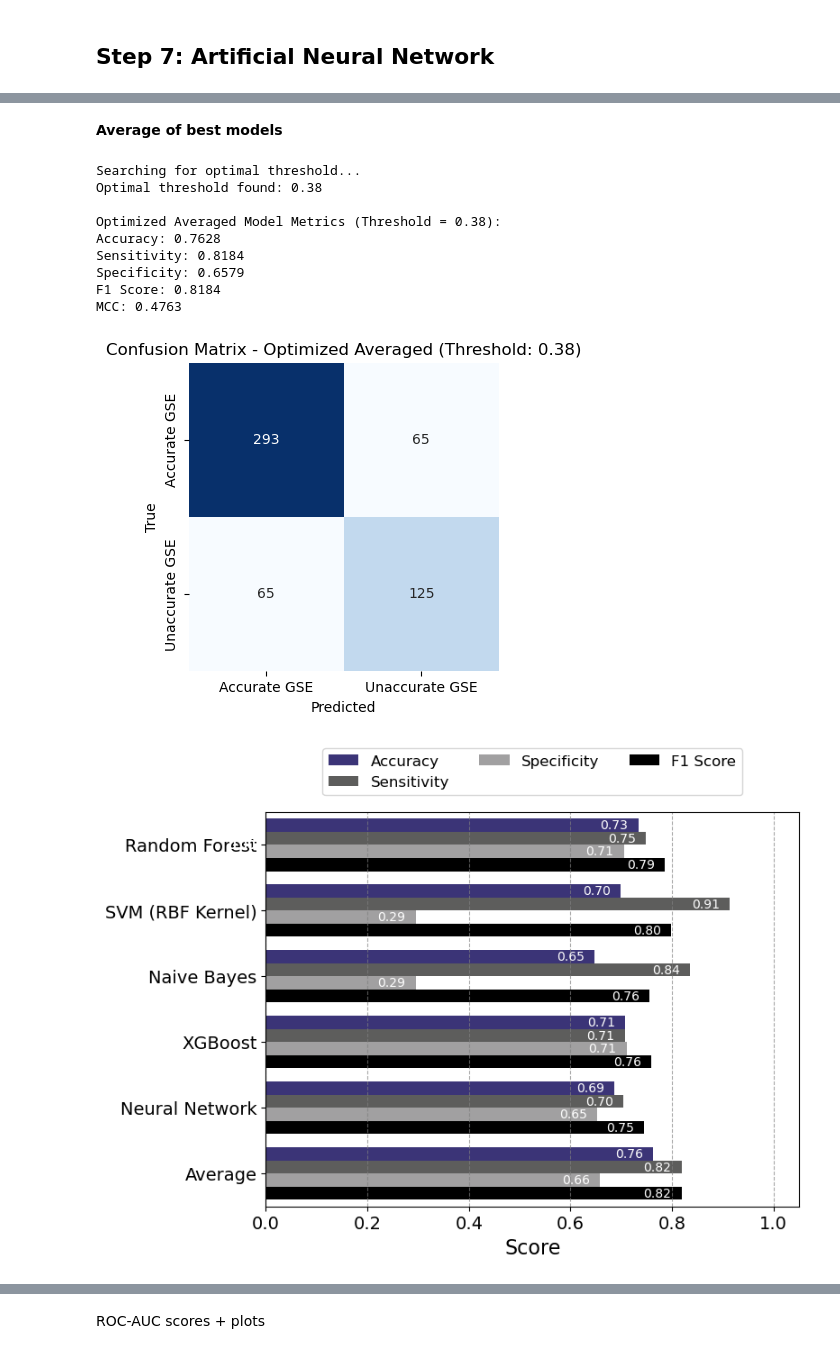
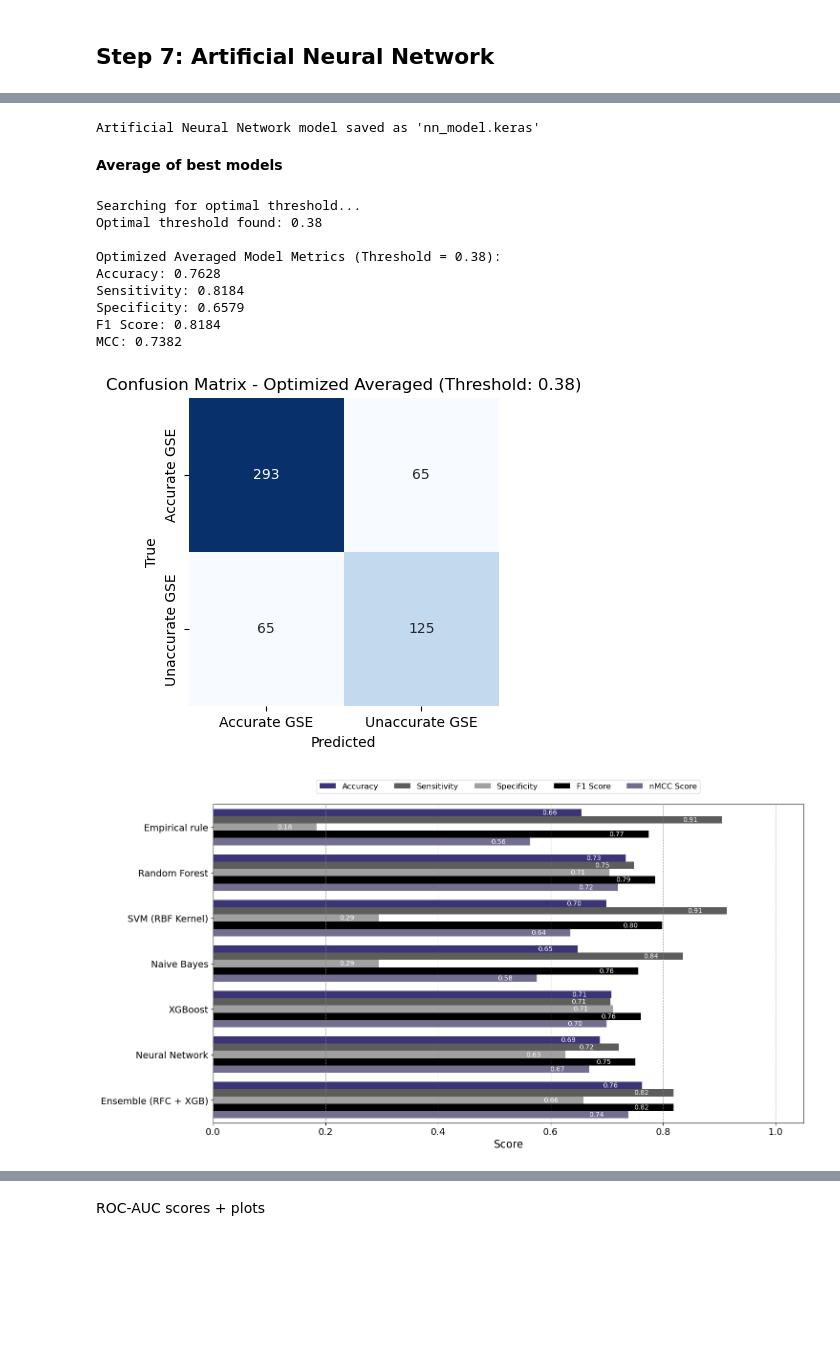
Before and after one commit to cbio3lab/GSESolver, a Jupyter notebook: SCRIPTS/ML_test/logS_ML_test.ipynb, the cells around one changed output, grey strips where cells are left out. Saved outputs shown, nothing was run; the diff lists cells and outputs as text; code cells hidden in the pictures; blank space fills up the shorter version.

```diff
--- a/SCRIPTS/ML_test/logS_ML_test.ipynb
+++ b/SCRIPTS/ML_test/logS_ML_test.ipynb
@@ -351,7 +422,6 @@ print(f"Best threshold (Youden): {best_threshold_youden:.3f}")
 
 y_pred_xgb_proba = xgb_optimized.predict_proba(X_test)[:, -1]
 y_pred_xgb = (y_pred_xgb_proba >= best_threshold_youden).astype(int)
-print(f'Optimized decision threshold: {best_threshold_youden}')
 
 # Calculate the confusion matrix
 cm_xgb = confusion_matrix(y_test, y_pred_xgb)
@@ -363,7 +433,7 @@ accuracy_xgb = (tp_xgb + tn_xgb) / (tp_xgb + tn_xgb + fp_xgb + fn_xgb)
 sensitivity_xgb = tp_xgb / (tp_xgb + fn_xgb)
 specificity_xgb = tn_xgb / (tn_xgb + fp_xgb)
 f1_score_xgb = (2*tp_xgb) / (2*tp_xgb+fp_xgb+fn_xgb)
-mcc_xgb = (tp_xgb*tn_xgb-fp_xgb*fn_xgb) / ((tp_xgb+fp_xgb)*(tp_xgb+fn_xgb)*(tn_xgb+fp_xgb)*(tn_xgb+fn_xgb))**0.5
+mcc_xgb = ((tp_xgb*tn_xgb-fp_xgb*fn_xgb) / ((tp_xgb+fp_xgb)*(tp_xgb+fn_xgb)*(tn_xgb+fp_xgb)*(tn_xgb+fn_xgb))**0.5+1)/2
 
 # Print the results
 print(f'Optimized XGBoost Model Accuracy: {accuracy_xgb:.4f}')
@@ -467,7 +536,7 @@ accuracy_nb = (tp_nb + tn_nb) / (tp_nb + tn_nb + fp_nb + fn_nb)
 sensitivity_nb = tp_nb / (tp_nb + fn_nb)
 specificity_nb = tn_nb / (tn_nb + fp_nb)
 f1_score_nb = (2*tp_nb) / (2*tp_nb+fp_nb+fn_nb)
-mcc_nb = (tp_nb*tn_nb-fp_nb*fn_nb) / ((tp_nb+fp_nb)*(tp_nb+fn_nb)*(tn_nb+fp_nb)*(tn_nb+fn_nb))**0.5
+mcc_nb = ((tp_nb*tn_nb-fp_nb*fn_nb) / ((tp_nb+fp_nb)*(tp_nb+fn_nb)*(tn_nb+fp_nb)*(tn_nb+fn_nb))**0.5+1)/2
 
 # Print the results
 print(f'Optimized Naive Bayes Model Accuracy: {accuracy_nb:.4f}')
@@ -630,10 +700,9 @@ accuracy_NN = (tp_NN + tn_NN) / (tp_NN + tn_NN + fp_NN + fn_NN)
 sensitivity_NN = tp_NN / (tp_NN + fn_NN)
 specificity_NN = tn_NN / (tn_NN + fp_NN)
 f1_score_NN = (2*tp_NN) / (2*tp_NN+fp_NN+fn_NN)
-mcc_NN = (tp_NN*tn_NN-fp_NN*fn_NN) / ((tp_NN+fp_NN)*(tp_NN+fn_NN)*(tn_NN+fp_NN)*(tn_NN+fn_NN))**0.5
+mcc_NN = ((tp_NN*tn_NN-fp_NN*fn_NN) / ((tp_NN+fp_NN)*(tp_NN+fn_NN)*(tn_NN+fp_NN)*(tn_NN+fn_NN))**0.5+1)/2
 
 # Print the results
-print(f'Optimized decision threshold: {best_threshold_youden}')
 print(f'Optimized Neural Network Model Accuracy: {accuracy_NN:.4f}')
 print(f'Optimized Neural Network Model Sensitivity: {sensitivity_NN:.4f}')
 print(f'Optimized Neural Network Model Specificity: {specificity_NN:.4f}')
@@ -653,4 +721,9 @@ Optimized Neural Network Model Specificity: 0.6526
 [figure]
+# %%
+NN.save('nn_model.keras')
+print("Artificial Neural Network model saved as 'nn_model.keras'")
+# %% [output]
+Artificial Neural Network model saved as 'nn_model.keras'
 # %% [markdown]
 **Average of best models**
 # %%
@@ -707,7 +780,7 @@ optimized_avg_accuracy = (tp_opt + tn_opt) / (tp_opt + tn_opt + fp_opt + fn_opt)
 optimized_avg_sensitivity = tp_opt / (tp_opt + fn_opt)
 optimized_avg_specificity = tn_opt / (tn_opt + fp_opt)
 optimized_avg_f1_score = (2*tp_opt) / (2*tp_opt+fp_opt+fn_opt)
-optimized_avg_mcc = (tp_opt*tn_opt-fp_opt*fn_opt) / ((tp_opt+fp_opt)*(tp_opt+fn_opt)*(tn_opt+fp_opt)*(tn_opt+fn_opt))**0.5
+optimized_avg_mcc = ((tp_opt*tn_opt-fp_opt*fn_opt) / ((tp_opt+fp_opt)*(tp_opt+fn_opt)*(tn_opt+fp_opt)*(tn_opt+fn_opt))**0.5+1)/2
 
 print(f'\nOptimized Averaged Model Metrics (Threshold = {best_threshold:.2f}):')
 print(f'Accuracy: {optimized_avg_accuracy:.4f}')
@@ -735,7 +808,7 @@ Accuracy: 0.7628
 Sensitivity: 0.8184
 Specificity: 0.6579
 F1 Score: 0.8184
-MCC: 0.4763
+MCC: 0.7382
 [figure]
 # %%
 import matplotlib.pyplot as plt
@@ -743,79 +816,93 @@ import seaborn as sns
 
 # Combine the metrics into a single dictionary for easier processing
 combined_metrics = {
+    'Empirical rule': {
+        'Accuracy': emp_accuracy,
+        'Sensitivity': emp_sensitivity,
+        'Specificity': emp_specificity,
+        'F1 Score': emp_f1_score,
+        'nMCC Score': emp_mcc
+    },
     'Random Forest': {
         'Accuracy': rf_accuracy,
         'Sensitivity': rf_sensitivity,
         'Specificity': rf_specificity,
-        'F1 Score': rf_f1_score
+        'F1 Score': rf_f1_score,
+        'nMCC Score': rf_mcc
     },
     'SVM (RBF Kernel)': {
         'Accuracy': evaluation_results['rbf']['accuracy'],
         'Sensitivity': evaluation_results['rbf']['sensitivity'],
         'Specificity': evaluation_results['rbf']['specificity'],
-        'F1 Score': evaluation_results['rbf']['f1_score']
+        'F1 Score': evaluation_results['rbf']['f1_score'],
+        'nMCC Score': evaluation_results['rbf']['mcc']
     },
     'Naive Bayes': {
         'Accuracy': accuracy_nb,
         'Sensitivity': sensitivity_nb,
         'Specificity': specificity_nb,
-        'F1 Score': f1_score_nb
+        'F1 Score': f1_score_nb,
+        'nMCC Score': mcc_nb
     },
     'XGBoost': {
         'Accuracy': accuracy_xgb,
         'Sensitivity': sensitivity_xgb,
         'Specificity': specificity_xgb,
-        'F1 Score': f1_score_xgb
+        'F1 Score': f1_score_xgb,
+        'nMCC Score': mcc_xgb
     },
     'Neural Network': {
         'Accuracy': accuracy_NN,
         'Sensitivity': sensitivity_NN, # Corrected
         'Specificity': specificity_NN,  # Corrected
-        'F1 Score': f1_score_NN
+        'F1 Score': f1_score_NN,
+        'nMCC Score': mcc_NN
     },
-    'Average': {
+    'Ensemble (RFC + XGB)': {
         'Accuracy': optimized_avg_accuracy,
         'Sensitivity': optimized_avg_sensitivity,
         'Specificity': optimized_avg_specificity,
-        'F1 Score': optimized_avg_f1_score
+        'F1 Score': optimized_avg_f1_score,
+        'nMCC Score': optimized_avg_mcc
     }
 }
 
 # Convert to DataFrame
 df_metrics = pd.DataFrame.from_dict(combined_metrics, orient='index')
 df_metrics.index.name = 'Model'
 
 # Melt the DataFrame to long format
 df_melted = df_metrics.reset_index().melt(id_vars='Model', var_name='Metric', value_name='Score')
 
 # Plotting
-plt.figure(figsize=(8, 6))
-ax = sns.barplot(y='Model', x='Score', hue='Metric', data=df_melted, palette=['#322982', '#5d5d5c', '#a1a0a1','#000000'])
+plt.figure(figsize=(15, 8))
+ax = sns.barplot(y='Model', x='Score', hue='Metric', data=df_melted, palette=['#322982', '#5d5d5c', '#a1a0a1','#000000','#6d6896'])
 ax.set_xlabel('Score', fontsize=16)
 ax.set_ylabel('', fontsize=16)
 ax.set_xlim(0, 1.05)
 ax.tick_params(axis='x', labelsize=14)
 ax.tick_params(axis='y', labelsize=14)
-ax.legend(title='', fontsize=12, loc='upper center', ncols = 3,bbox_to_anchor=(0,1.1,1,0.08))
+ax.legend(title='', fontsize=12, loc='upper center', ncols = 5,bbox_to_anchor=(0,1,1,0.09))
 plt.grid(True, axis='x', linestyle='--', color='gray', alpha=0.7)
 
 # Add values inside the bars
 for p in ax.patches:
     width = p.get_width()
+    if width > 0.01:
     # Place text just inside the bar, aligned to the right
-    plt.text(width - 0.02, # X-coordinate for the text, slightly inside the bar
-             p.get_y() + p.get_height() / 2, # Y-coordinate for the text
-             f'{width:.2f}', # Value to display
-             ha='right', # Horizontal alignment to the right
-             va='center', # Vertical alignment to the center
-             color='white') # Text color for better visibility
+        plt.text(width - 0.07, # X-coordinate for the text, slightly inside the bar
+                 p.get_y() + p.get_height() / 2, # Y-coordinate for the text
+                 f'{width:.2f}', # Value to display
+                 ha='left', # Horizontal alignment to the right
+                 va='center', # Vertical alignment to the center
+                 color='white') # Text color for better visibility
 
 plt.tight_layout()
 plt.savefig('performance_ML.png', format='png', dpi=300, bbox_inches='tight')
 plt.savefig('performance_ML.pdf', format='pdf', dpi=500, bbox_inches='tight')
 plt.show()
 # %% [output]
-[figure, old version]
+[figure, new version]
 # %%
 # Combine the MCC scores into a dictionary
 mcc_scores = {
```
Also changed, not shown: parts of 16 cells of this notebook, 20 other files.
